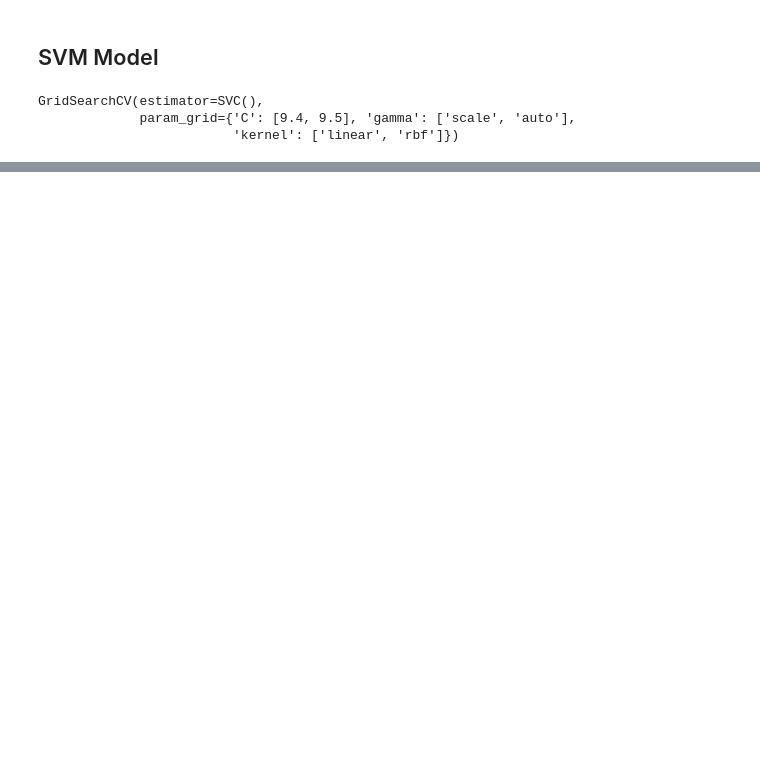
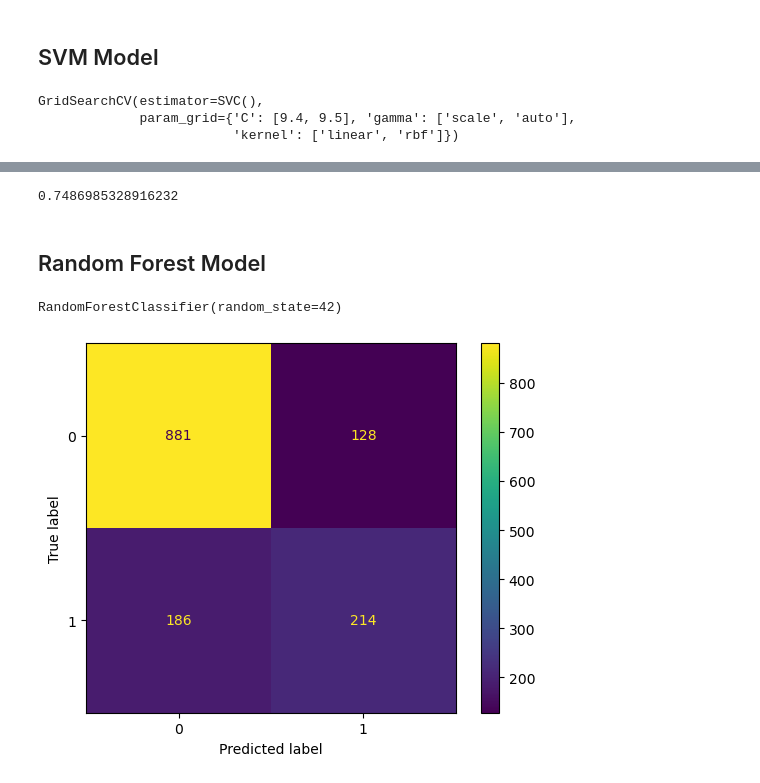
Before and after one commit to coatesca/Classification-Project, a Jupyter notebook: (3.3) Classification Project.ipynb, the cells around one changed output, grey strips where cells are left out. Cells and saved outputs as stored; diff of their text form; code cells hidden in the pictures; blank space fills up the shorter version.

```diff
--- a/(3.3) Classification Project.ipynb
+++ b/(3.3) Classification Project.ipynb
@@ -290,0 +372,42 @@ accuracy_score(y_test, y_pred)
+# %%
+# Accuracy score
+
+accuracy_score(y_test, y_pred)
+# %% [output]
+0.7486985328916232
+# %% [markdown]
+## Random Forest Model
+# %%
+# Separating target
+
+x = df.drop('Churn Value', axis=1)
+
+y = df['Churn Value']
+# %%
+# Train-test split
+
+x_train, x_test, y_train, y_test = train_test_split(x, y, test_size=0.2, random_state=42)
+# %%
+# Model instance
+
+rf_mod = RandomForestClassifier(n_estimators=100, random_state=42)
+# %%
+# Fitting model
+
+rf_mod.fit(x_train, y_train)
+# %% [output]
+RandomForestClassifier(random_state=42)
+# %%
+# Confusion matrix
+
+y_pred = rf_mod.predict(x_test)
+cm3 = confusion_matrix(y_test, y_pred)
+
+# Matrix display
+
+display3 = ConfusionMatrixDisplay(cm3, display_labels= rf_mod.classes_)
+display3.plot()
+
+plt.show()
+# %% [output]
+[figure, added]
```
Also changed, not shown: parts of 30 cells of this notebook.
